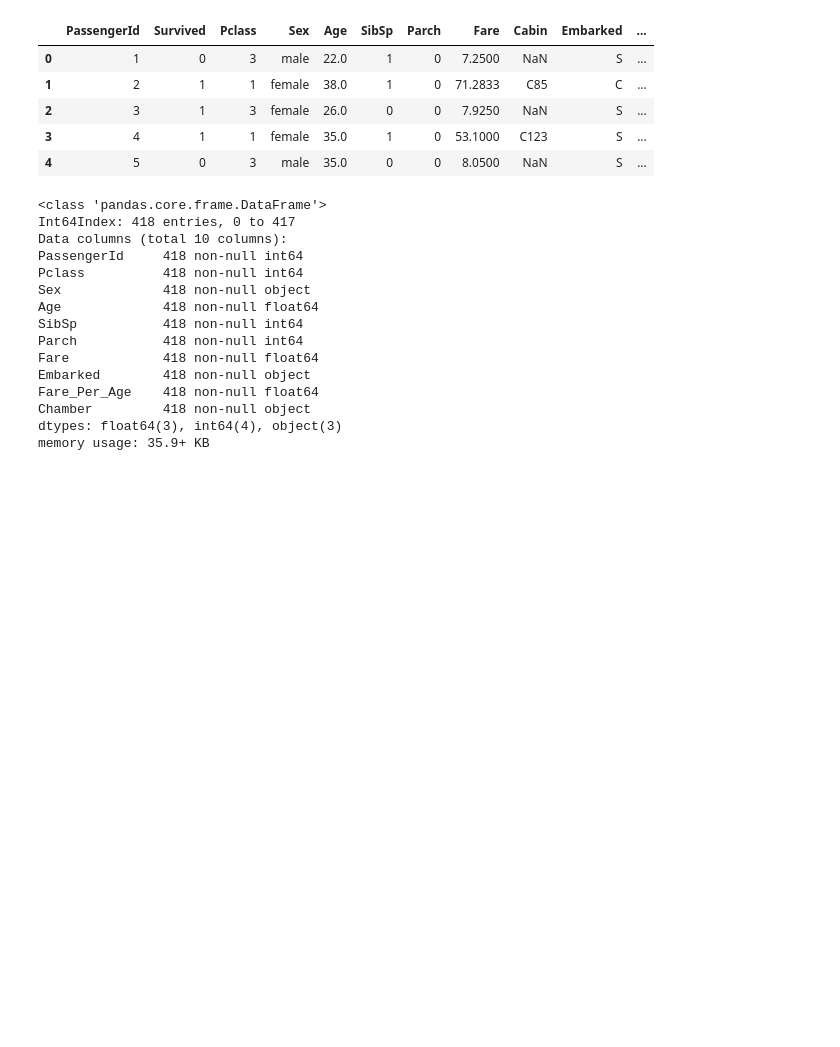
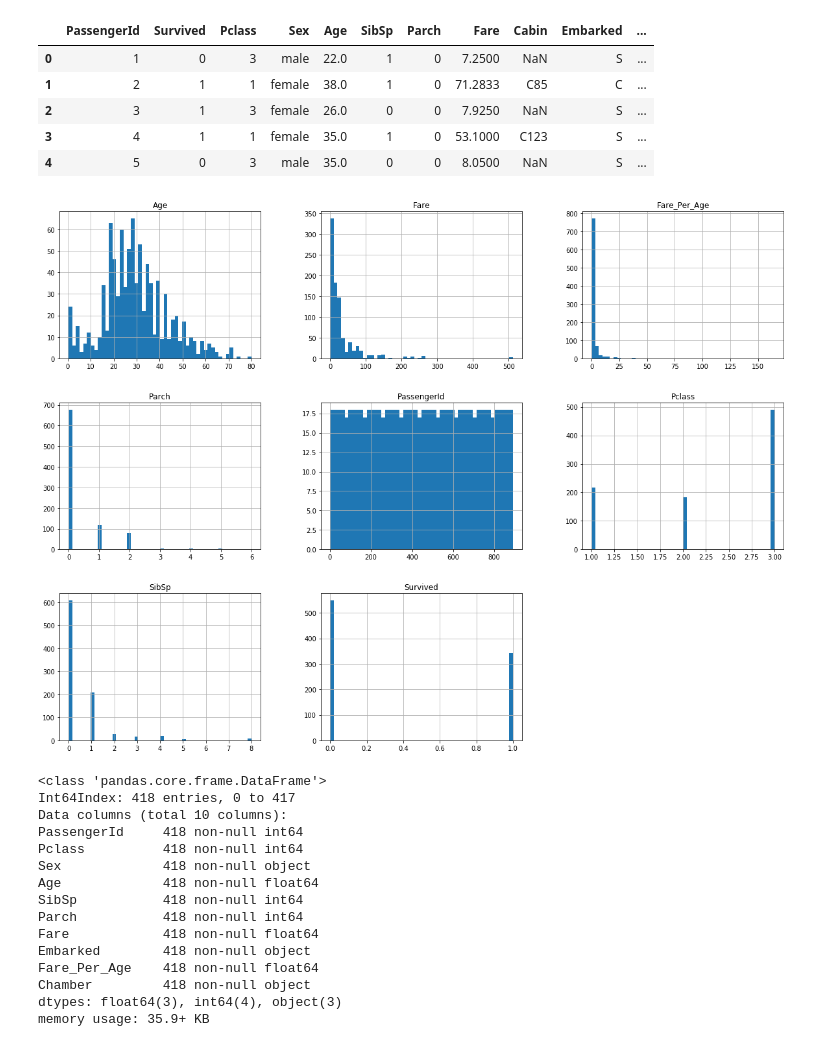
Before and after one commit to yogeshjadhav7/titanic-kaggle, a Jupyter notebook: titanic.ipynb, the cells around one changed output. Cells and saved outputs as stored; diff of their text form; code cells hidden in the pictures; blank space fills up the shorter version.

```diff
--- a/titanic.ipynb
+++ b/titanic.ipynb
@@ -183,5 +186,7 @@ data.head()
 # %%
 %matplotlib inline
 import matplotlib.pyplot as plt
-#data.hist(bins=50, figsize=(20,15))
-#plt.show()
+data.hist(bins=50, figsize=(20,15))
+plt.show()
+# %% [output]
+[figure, added]
```
Also changed, not shown: parts of 19 cells of this notebook, 1 other file.
